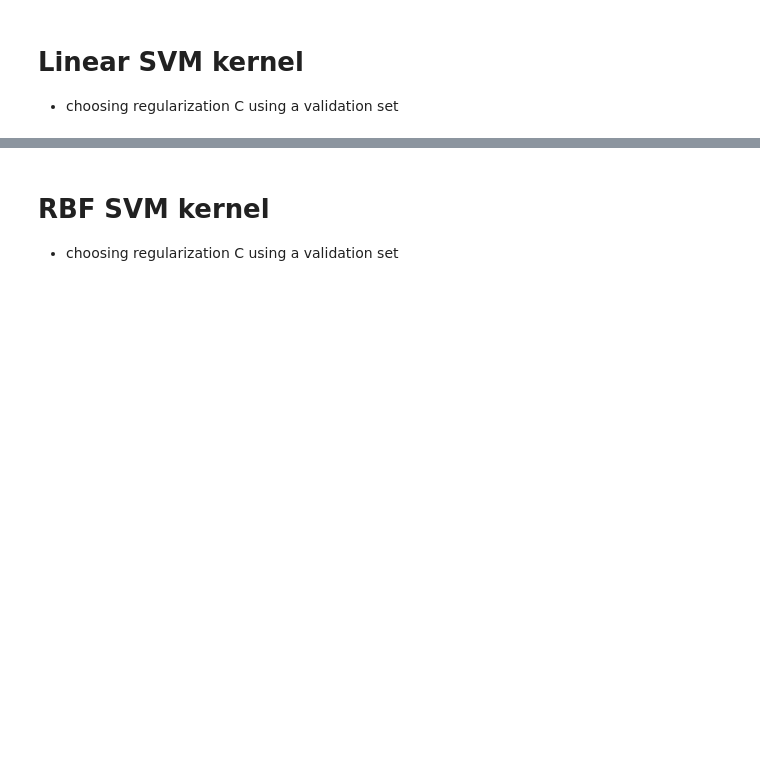
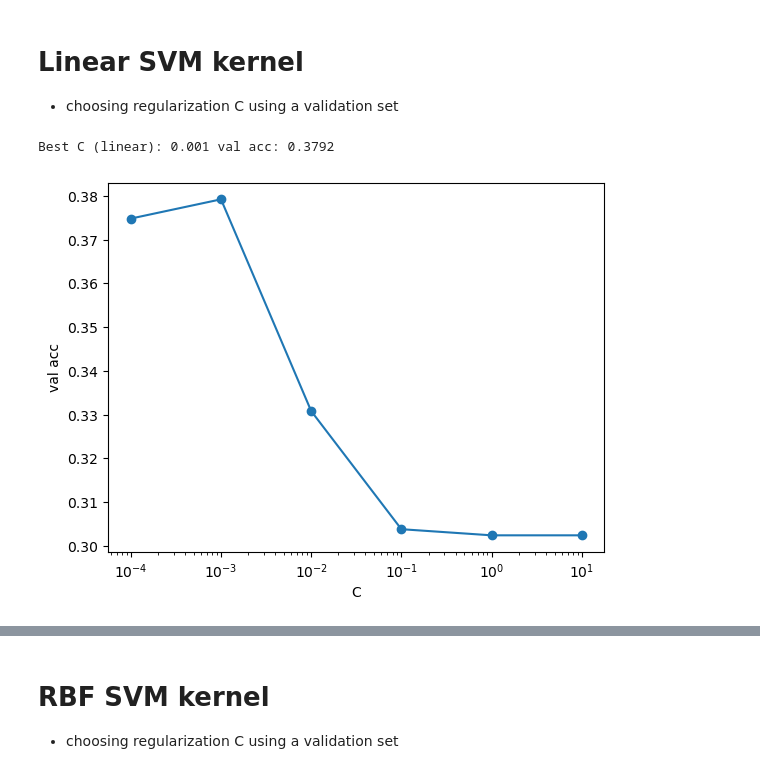
Before and after one commit to CalebSkinner1/Detecting-Presence-of-Brain-Aneurysms, a Jupyter notebook: Homework 2/gda_svm_cifar10.ipynb, the cells around one changed output, grey strips where cells are left out. Saved outputs shown, nothing was run; the diff lists cells and outputs as text; code cells hidden in the pictures; blank space fills up the shorter version.

```diff
--- a/Homework 2/gda_svm_cifar10.ipynb
+++ b/Homework 2/gda_svm_cifar10.ipynb
@@ -166,10 +194,21 @@ sytrain = trainy[:N]
 C_vals = np.array([0.0001,0.001,0.01,0.1,1,10])
 
 # your code here for fitting and selecting C (about 6 lines)
+Xtr,ytr = sXtrain.view(sXtrain.shape[0],-1).numpy(), sytrain.numpy().astype(int)
+Xv,yv   = Xval.view(Xval.shape[0],-1).numpy(), yval.numpy().astype(int)
+models = [SVC(kernel='linear', C=c, probability=False).fit(Xtr, ytr) for c in C_vals]
+accs   = [m.score(Xv, yv) for m in models]
+best_C = C_vals[np.argmax(accs)]
+print("Best C (linear):", best_C, "val acc:", max(accs))
+# %% [output]
+Best C (linear): 0.001 val acc: 0.3792
 # %%
 # plot C_vals and val set accuracy in a semilog plot
 # 1 line of code
 # your code here
+plt.semilogx(C_vals, accs, marker='o'); plt.xlabel('C'); plt.ylabel('val acc'); plt.show()
+# %% [output]
+[figure, added]
 # %%
 # build model with best value of C
 # print test accuracy, confusion matrix and classification report on test set
```
Also changed, not shown: parts of 11 cells of this notebook, 1 other file.
